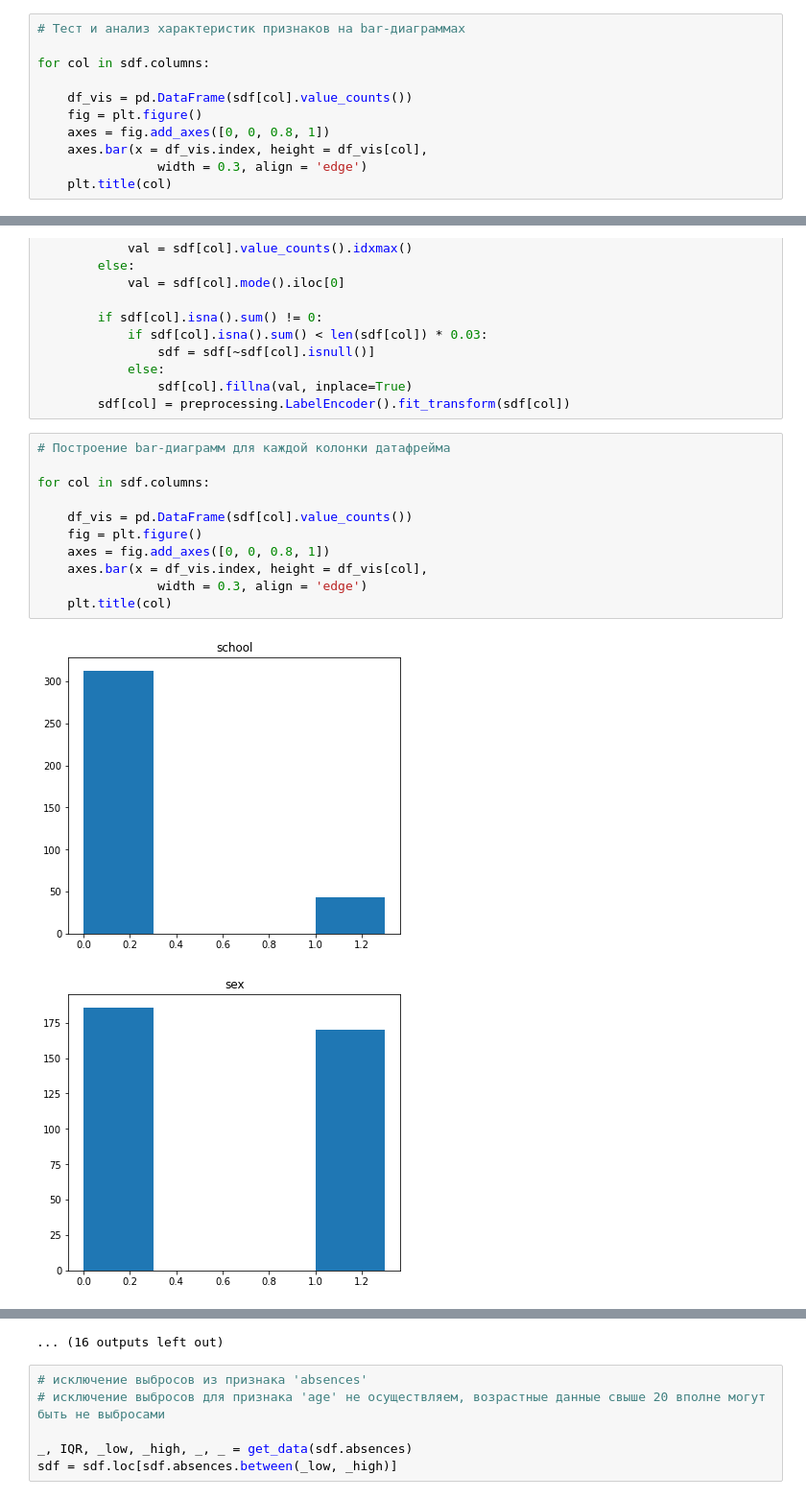
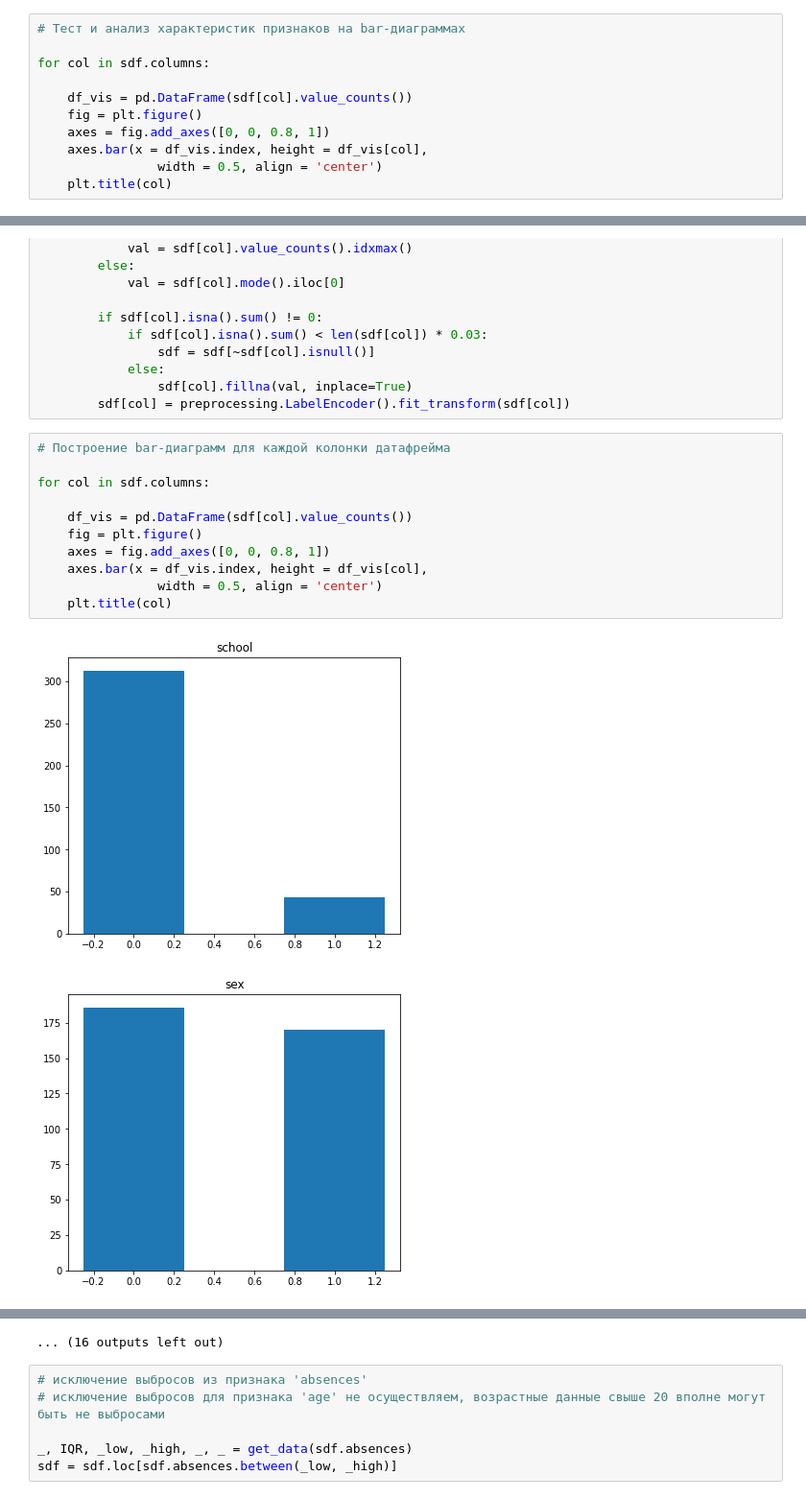
Before and after one commit to BlackGarri/GRepository, a Jupyter notebook: module_2/stud_math.ipynb, the cells around one changed output, grey strips where cells are left out. Shown at 96% size. Cells and saved outputs as stored; diff of their text form.

```diff
--- a/module_2/stud_math.ipynb
+++ b/module_2/stud_math.ipynb
@@ -146,6 +146,6 @@ for col in sdf.columns:
     fig = plt.figure()
     axes = fig.add_axes([0, 0, 0.8, 1])
     axes.bar(x = df_vis.index, height = df_vis[col],
-                width = 0.3, align = 'edge')
+                width = 0.5, align = 'center')
     plt.title(col)
 # %% [output]
@@ -283,14 +283,14 @@ for col in sdf.columns:
 # %%
 # Построение bar-диаграмм для каждой колонки датафрейма
 
 for col in sdf.columns:
 
     df_vis = pd.DataFrame(sdf[col].value_counts())
     fig = plt.figure()
     axes = fig.add_axes([0, 0, 0.8, 1])
     axes.bar(x = df_vis.index, height = df_vis[col],
-                width = 0.3, align = 'edge')
+                width = 0.5, align = 'center')
     plt.title(col)
 # %% [output]
-[figure, old version]
+[figure, new version]
-[figure, old version]
+[figure, new version]
```
Also changed, not shown: parts of 3 cells of this notebook.
